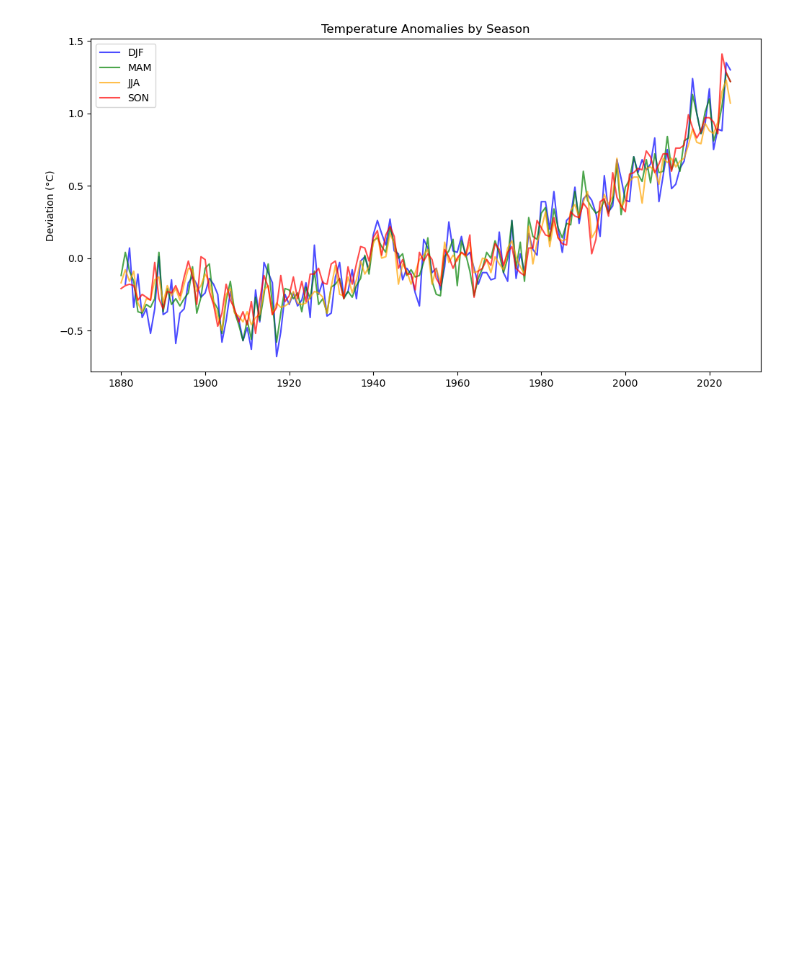
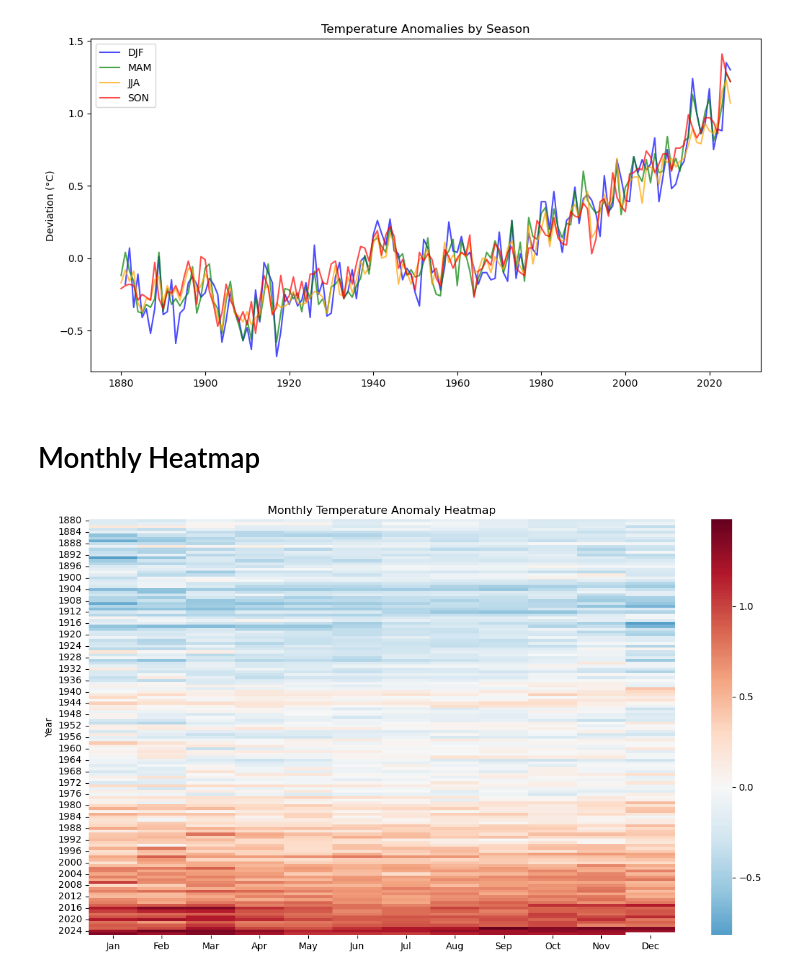
Before and after one commit to MELAI-1/MY-PROJECT, a Jupyter notebook: Climate/climate_intro/05_Global Temperature Anomaly Forecasting..ipynb, the cells around one changed output. Drawn from its saved outputs; the diff is of its cells as text; code cells hidden in the pictures; blank space fills up the shorter version.

Commit message:
update the GLobal temperature Anomaly

```diff
--- a/Climate/climate_intro/05_Global Temperature Anomaly Forecasting..ipynb
+++ b/Climate/climate_intro/05_Global Temperature Anomaly Forecasting..ipynb
@@ -75,3 +75,15 @@ plt.ylabel('Deviation (°C)')
 plt.show()
 # %% [output]
 [figure]
+# %% [markdown]
+# Monthly Heatmap
+# %%
+# Prepare the data for a heatmap (excluding the summary columns)
+monthly_data = df.set_index('Year').iloc[:, 0:12]
+
+plt.figure(figsize=(14, 8))
+sns.heatmap(monthly_data, cmap='RdBu_r', center=0, annot=False)
+plt.title('Monthly Temperature Anomaly Heatmap')
+plt.show()
+# %% [output]
+[figure, added]
```
Also changed, not shown: parts of 10 cells of this notebook.
